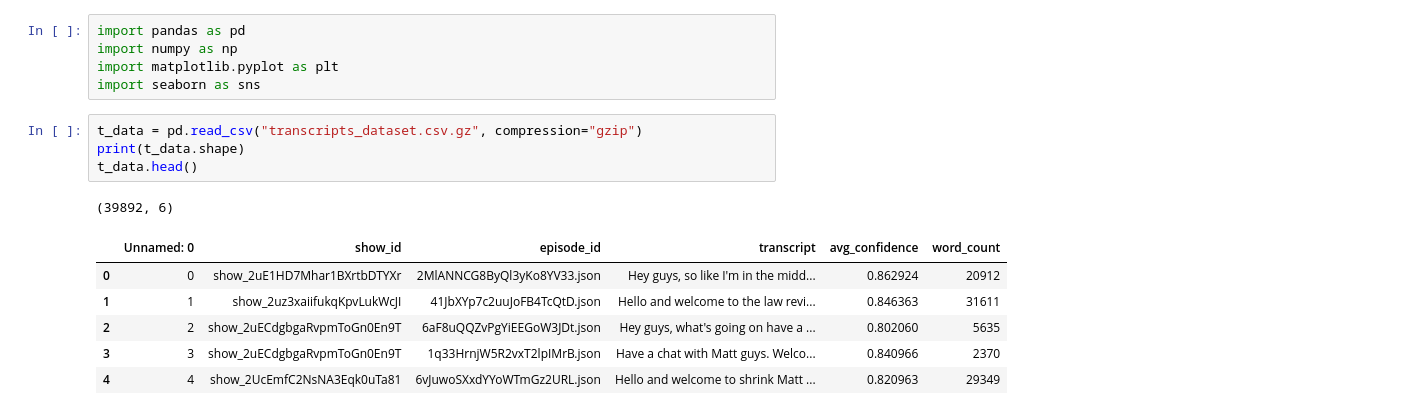
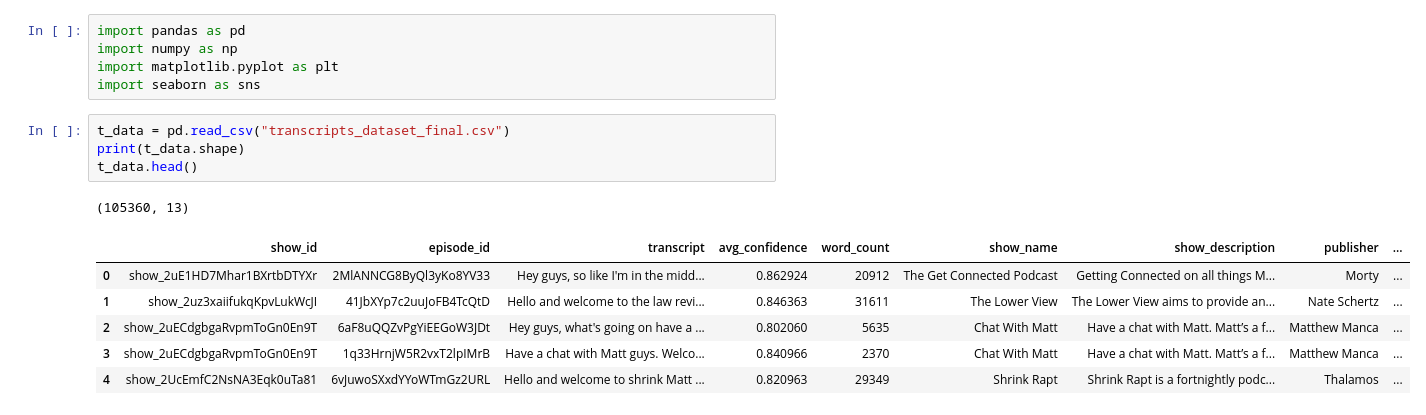
Before and after one commit to OskarMunck/Thesis, a Jupyter notebook: transcripts_EDA.ipynb, the cells around one changed output. Cells and saved outputs as stored; diff of their text form.

```diff
--- a/transcripts_EDA.ipynb
+++ b/transcripts_EDA.ipynb
@@ -4,17 +4,17 @@ import numpy as np
 import matplotlib.pyplot as plt
 import seaborn as sns
 # %%
-t_data = pd.read_csv("transcripts_dataset.csv.gz", compression="gzip")
+t_data = pd.read_csv("transcripts_dataset_final.csv")
 print(t_data.shape)
 t_data.head()
 # %% [output]
-(39892, 6)
+(105360, 13)
-|  | Unnamed: 0 | show_id | episode_id | transcript | avg_confidence | word_count |
-| 0 | 0 | show_2uE1HD7Mhar1BXrtbDTYXr | 2MlANNCG8ByQl3yKo8YV33.json | Hey guys, so like I'm in the midd... | 0.862924 | 20912 |
-| 1 | 1 | show_2uz3xaiifukqKpvLukWcJI | 41JbXYp7c2uuJoFB4TcQtD.json | Hello and welcome to the law revi... | 0.846363 | 31611 |
-| 2 | 2 | show_2uECdgbgaRvpmToGn0En9T | 6aF8uQQZvPgYiEEGoW3JDt.json | Hey guys, what's going on have a ... | 0.802060 | 5635 |
-| 3 | 3 | show_2uECdgbgaRvpmToGn0En9T | 1q33HrnjW5R2vxT2lpIMrB.json | Have a chat with Matt guys. Welco... | 0.840966 | 2370 |
-| 4 | 4 | show_2UcEmfC2NsNA3Eqk0uTa81 | 6vJuwoSXxdYYoWTmGz2URL.json | Hello and welcome to shrink Matt ... | 0.820963 | 29349 |
+|  | show_id | episode_id | transcript | avg_confidence | word_count | show_name | show_description | publisher | ... |
+| 0 | show_2uE1HD7Mhar1BXrtbDTYXr | 2MlANNCG8ByQl3yKo8YV33 | Hey guys, so like I'm in the midd... | 0.862924 | 20912 | The Get Connected Podcast | Getting Connected on all things M... | Morty | ... |
+| 1 | show_2uz3xaiifukqKpvLukWcJI | 41JbXYp7c2uuJoFB4TcQtD | Hello and welcome to the law revi... | 0.846363 | 31611 | The Lower View | The Lower View aims to provide an... | Nate Schertz | ... |
+| 2 | show_2uECdgbgaRvpmToGn0En9T | 6aF8uQQZvPgYiEEGoW3JDt | Hey guys, what's going on have a ... | 0.802060 | 5635 | Chat With Matt | Have a chat with Matt. Matt’s a f... | Matthew Manca | ... |
+| 3 | show_2uECdgbgaRvpmToGn0En9T | 1q33HrnjW5R2vxT2lpIMrB | Have a chat with Matt guys. Welco... | 0.840966 | 2370 | Chat With Matt | Have a chat with Matt. Matt’s a f... | Matthew Manca | ... |
+| 4 | show_2UcEmfC2NsNA3Eqk0uTa81 | 6vJuwoSXxdYYoWTmGz2URL | Hello and welcome to shrink Matt ... | 0.820963 | 29349 | Shrink Rapt | Shrink Rapt is a fortnightly podc... | Thalamos | ... |
 # %%
 print(f"avg. confidence: {np.mean(t_data.avg_confidence):.1%}")
 print(f"avg. words: {np.mean(t_data.word_count):.2f}")
```
Also changed, not shown: parts of 5 cells of this notebook, 1 other file.
